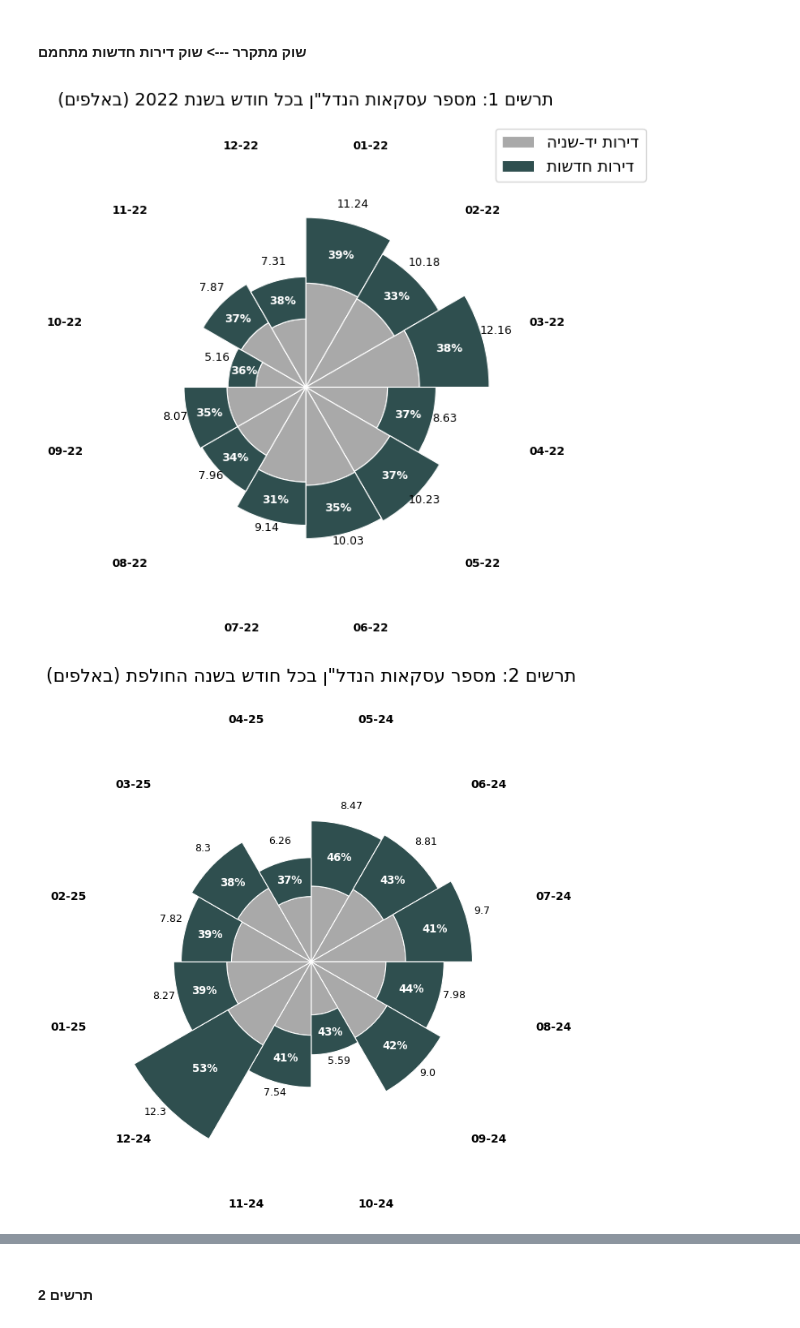
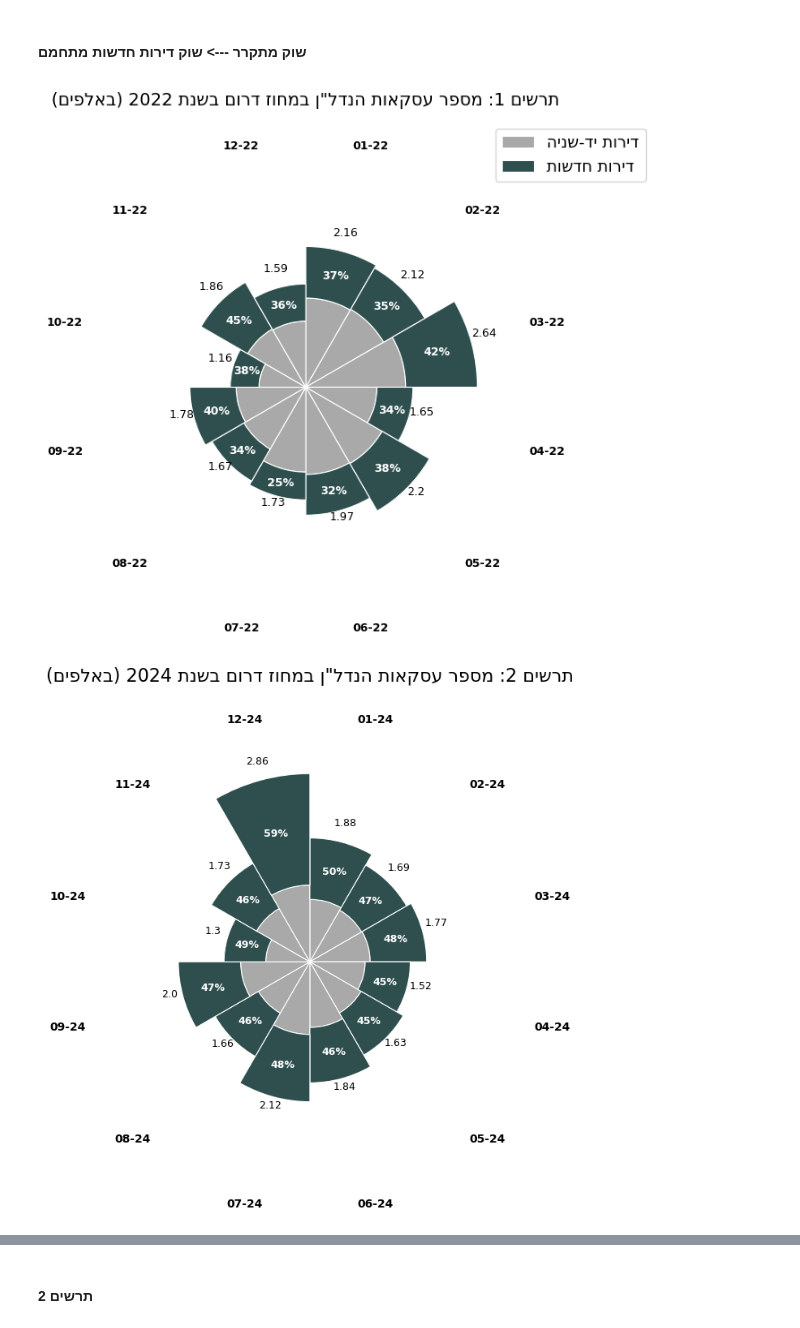
Before and after one commit to Saarp84/portfolio, a Jupyter notebook: Nadlan/nadlaning.ipynb, the cells around one changed output, grey strips where cells are left out. Saved outputs shown, nothing was run; the diff lists cells and outputs as text; code cells hidden in the pictures.

```diff
--- a/Nadlan/nadlaning.ipynb
+++ b/Nadlan/nadlaning.ipynb
@@ -183,7 +183,7 @@ def get_monthly_summary(data: pd.DataFrame, region: str, year: int) -> pd.DataFr
 
     return result
 
-def plot_monthly_rose(data: pd.DataFrame, region: str, title: str, year: int):
+def plot_monthly_rose(data: pd.DataFrame, region: str, title: str, year: int, legend=True, titlesize=14,datesize=9):
     """
     Plot a stacked polar bar chart of monthly transactions (new + second-hand)
     for a specific region and year, with total values labeled above each month.
@@ -259,8 +259,12 @@ def plot_monthly_rose(data: pd.DataFrame, region: str, title: str, year: int):
         month_labels = ['01-23', '02-23', '03-23', '04-23', '05-23', '06-23',
                         '07-23', '08-23', '09-23', '10-23', '11-23', '12-23']
 
+    elif year == 2024:
+        month_labels = ['01-24', '02-24', '03-24', '04-24', '05-24', '06-24',
+                        '07-24', '08-24', '09-24', '10-24', '11-24', '12-24']
+
     ax.set_xticks(angles)
-    ax.set_xticklabels(month_labels, fontsize=9, fontweight='bold')
+    ax.set_xticklabels(month_labels, fontsize=datesize, fontweight='bold')
     ax.set_ylim(0, 1.25*df_overyears['transactions'].max())  # Adjust y-axis limit for better visibility
 
     # תוויות מספריות – טוטאל
@@ -275,13 +279,18 @@ def plot_monthly_rose(data: pd.DataFrame, region: str, title: str, year: int):
     ax.spines['polar'].set_visible(False)
     ax.grid(False)
 
-    ax.set_title(f"{title[::-1]}", fontsize=14, pad=40)
+    ax.set_title(f"{title[::-1]}", fontsize=titlesize, pad=40)
 
     # ax.set_title(f"{region.capitalize()} Transactions by Month ({year})", fontsize=14, pad=30)
-    ax.legend(loc='upper right', bbox_to_anchor=(1.25, 1.075), fontsize=13)
 
-    plt.tight_layout()
-    plt.show()
+    if legend:
+        ax.legend(loc='upper right', bbox_to_anchor=(1.25, 1.075), fontsize=13)
+
+        plt.tight_layout()
+        plt.show()
+    else:
+        plt.tight_layout()
+        plt.show()
 
 def get_monthly_summary_plus(data: pd.DataFrame, region: str, year: int) -> pd.DataFrame:
     """
@@ -431,8 +440,12 @@ def plot_monthly_rose2(data: pd.DataFrame, region: str, title: str):
     plt.tight_layout()
     plt.show()
 # %%
-plot_monthly_rose(long_df, region='all', title = 'תרשים 1: מספר עסקאות הנדל"ן בכל חודש בשנת 2202 )באלפים(' , year=2022)
-plot_monthly_rose2(long_df, region='all', title = 'תרשים 2: מספר עסקאות הנדל"ן בכל חודש בשנה החולפת )באלפים(' )
+# plot_monthly_rose(long_df, region='all', title = 'תרשים 1: מספר עסקאות הנדל"ן בכל חודש בשנת 2202 )באלפים(' , year=2022)
+# plot_monthly_rose2(long_df, region='all', title = 'תרשים 2: מספר עסקאות הנדל"ן בכל חודש בשנה החולפת )באלפים(' )
-# %% [output]
-[figure, removed]
-[figure, removed]
+# %%
+plot_monthly_rose(long_df, region='south', title = 'תרשים 1: מספר עסקאות הנדל"ן במחוז דרום בשנת 2202 )באלפים(' , year=2022)
+plot_monthly_rose(long_df, region='south', title = 'תרשים 2: מספר עסקאות הנדל"ן במחוז דרום בשנת 4202 )באלפים(' ,
+                   year=2024, legend=False, titlesize=16, datesize=10)
+# %% [output]
+[figure, added]
+[figure, added]
```
Also changed, not shown: parts of 7 cells of this notebook.
